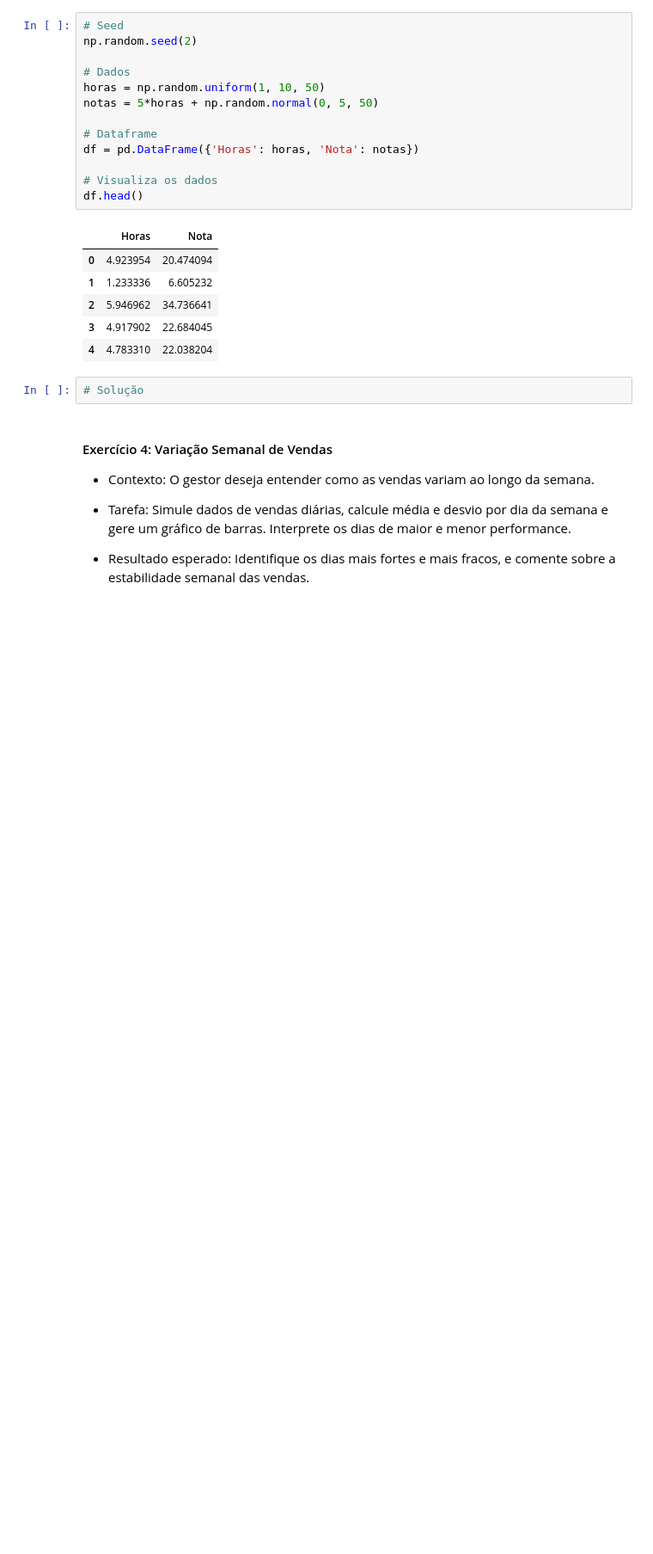
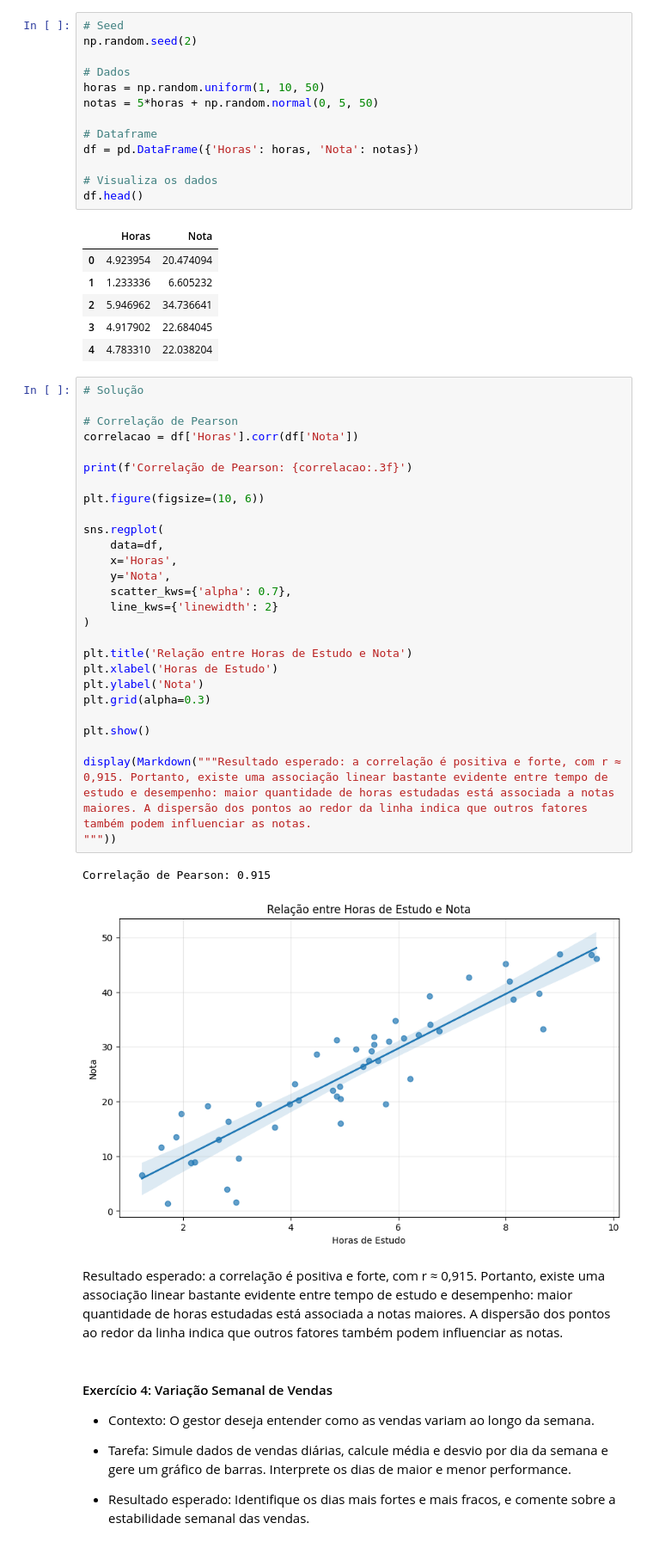
Before and after one commit to coelhp/DSA-CursoGratuito, a Jupyter notebook: CAP10/DSA-Python-Lista5-Exercicios.ipynb, the cells around one changed output. Shown at 86% size. Saved outputs shown, nothing was run; the diff lists cells and outputs as text; blank space fills up the shorter version.

```diff
--- a/CAP10/DSA-Python-Lista5-Exercicios.ipynb
+++ b/CAP10/DSA-Python-Lista5-Exercicios.ipynb
@@ -222,6 +222,35 @@ df.head()
 | 4 | 4.783310 | 22.038204 |
 # %%
 # Solução
+
+# Correlação de Pearson
+correlacao = df['Horas'].corr(df['Nota'])
+
+print(f'Correlação de Pearson: {correlacao:.3f}')
+
+plt.figure(figsize=(10, 6))
+
+sns.regplot(
+    data=df,
+    x='Horas',
+    y='Nota',
+    scatter_kws={'alpha': 0.7},
+    line_kws={'linewidth': 2}
+)
+
+plt.title('Relação entre Horas de Estudo e Nota')
+plt.xlabel('Horas de Estudo')
+plt.ylabel('Nota')
+plt.grid(alpha=0.3)
+
+plt.show()
+
+display(Markdown("""Resultado esperado: a correlação é positiva e forte, com r ≈ 0,915. Portanto, existe uma associação linear bastante evidente entre tempo de estudo e desempenho: maior quantidade de horas estudadas está associada a notas maiores. A dispersão dos pontos ao redor da linha indica que outros fatores também podem influenciar as notas.
+"""))
+# %% [output]
+Correlação de Pearson: 0.915
+[figure, added]
+Resultado esperado: a correlação é positiva e forte, com r ≈ 0,915. Portanto, existe uma associação linear bastante evidente entre tempo de estudo e desempenho: maior quantidade de horas estudadas está associada a notas maiores. A dispersão dos pontos ao redor da linha indica que outros fatores também podem influenciar as notas.
 # %% [markdown]
 #### Exercício 4: Variação Semanal de Vendas
 
```
